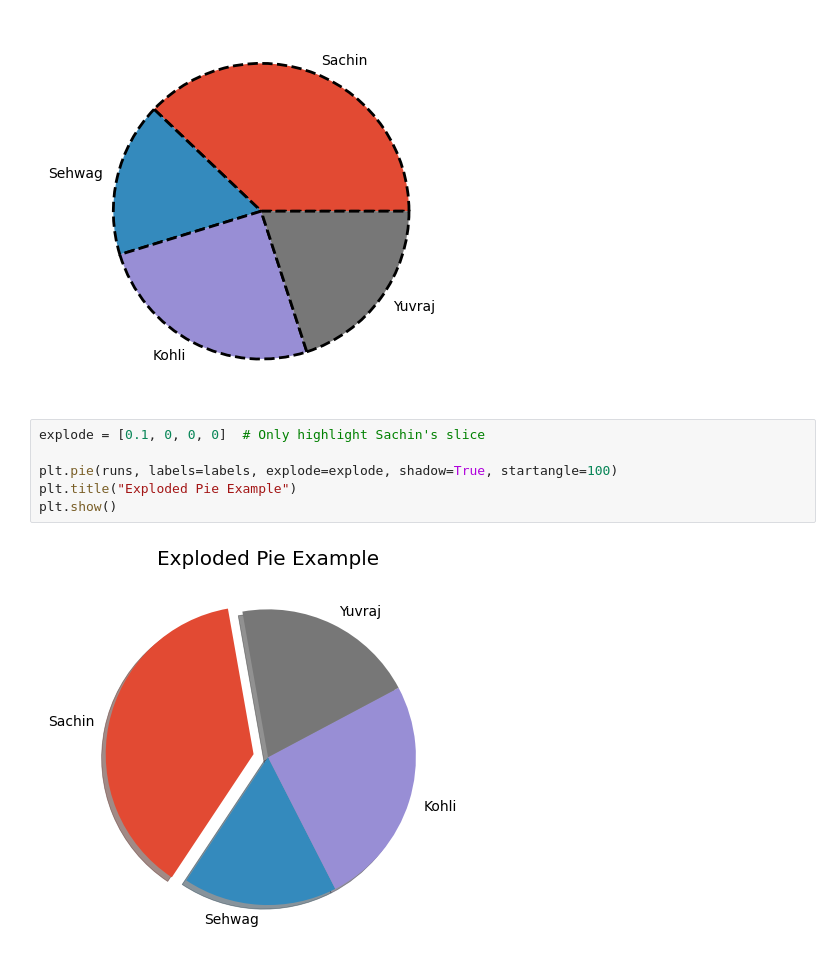
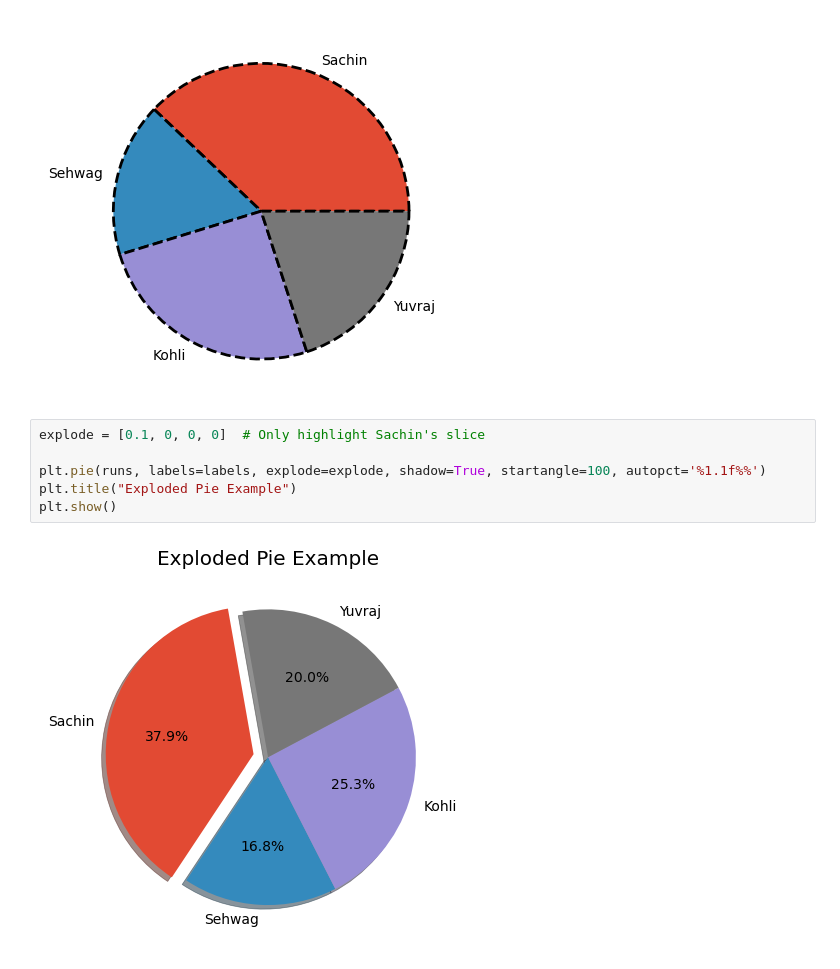
Before and after one commit to mishra1010/DataScience, a Jupyter notebook: DataVisualization/03Piechartsinmatplotlib.ipynb, the cells around one changed output. Drawn from its saved outputs; the diff is of its cells as text.

```diff
--- a/DataVisualization/03Piechartsinmatplotlib.ipynb
+++ b/DataVisualization/03Piechartsinmatplotlib.ipynb
@@ -36,8 +36,8 @@ plt.pie(
 # %%
 explode = [0.1, 0, 0, 0]  # Only highlight Sachin's slice
 
-plt.pie(runs, labels=labels, explode=explode, shadow=True, startangle=100)
+plt.pie(runs, labels=labels, explode=explode, shadow=True, startangle=100, autopct='%1.1f%%')
 plt.title("Exploded Pie Example")
 plt.show()
 # %% [output]
-[figure, old version]
+[figure, new version]
```
Also changed, not shown: 2 other files.
